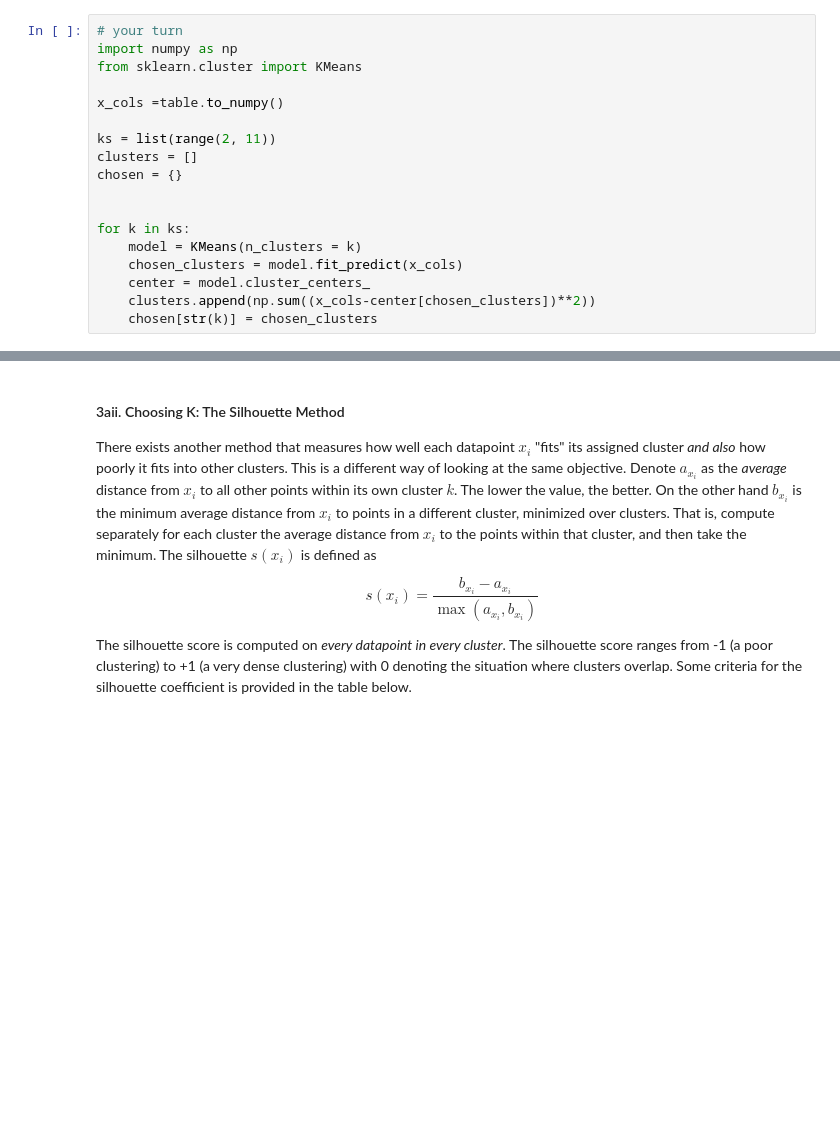
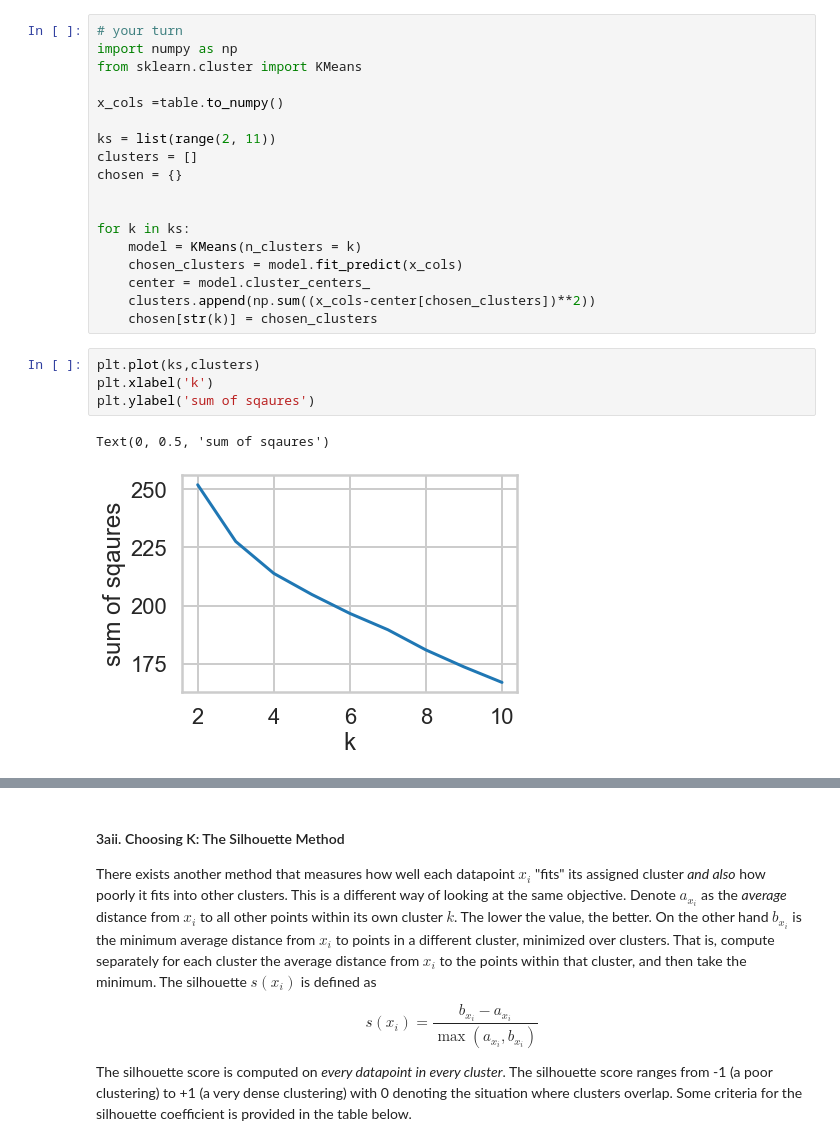
Before and after one commit to tsimon503/Course-Projects, a Jupyter notebook: Clustering Case Study - Customer Segmentation with K-Means - Tier 3.ipynb, the cells around one changed output, grey strips where cells are left out. Cells and saved outputs as stored; diff of their text form; blank space fills up the shorter version.

```diff
--- a/Clustering Case Study - Customer Segmentation with K-Means - Tier 3.ipynb
+++ b/Clustering Case Study - Customer Segmentation with K-Means - Tier 3.ipynb
@@ -155,6 +155,13 @@ for k in ks:
     center = model.cluster_centers_
     clusters.append(np.sum((x_cols-center[chosen_clusters])**2))
     chosen[str(k)] = chosen_clusters
+# %%
+plt.plot(ks,clusters)
+plt.xlabel('k')
+plt.ylabel('sum of sqaures')
+# %% [output]
+Text(0, 0.5, 'sum of sqaures')
+[figure, added]
 # %%
 plt.bar(ks, clusters)
 plt.xlabel('k')
```
Also changed, not shown: parts of 3 cells of this notebook.
